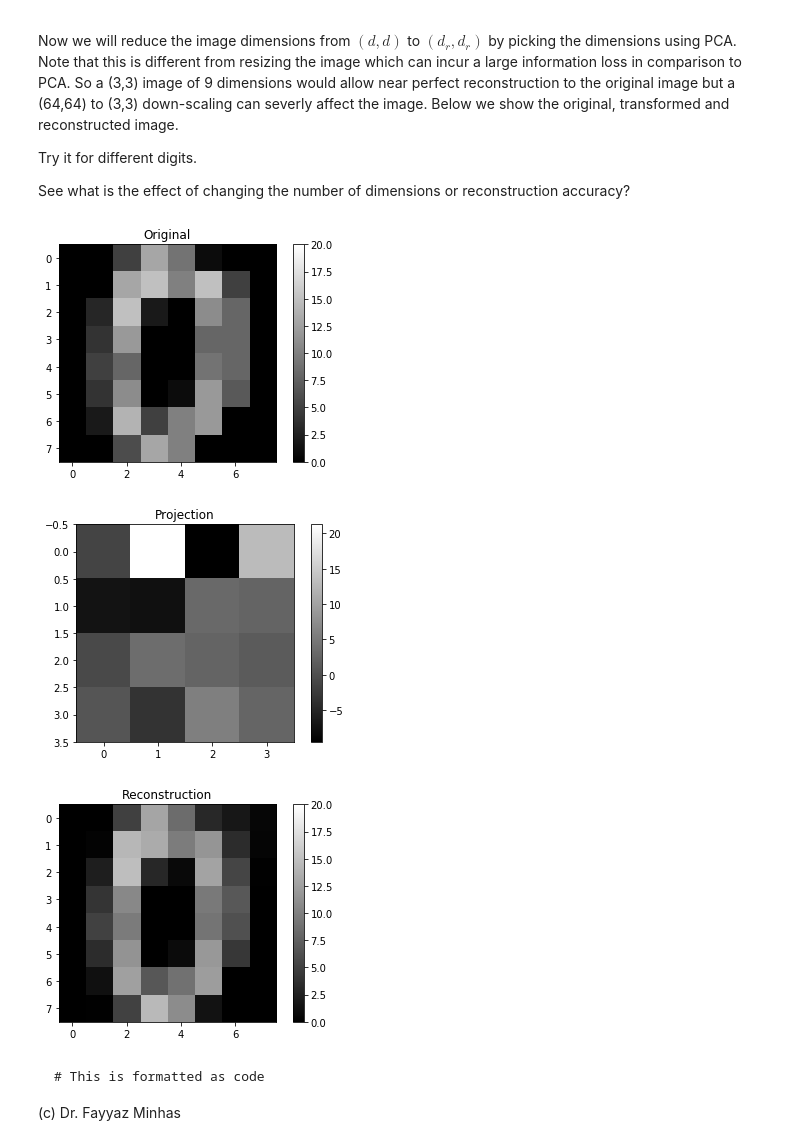
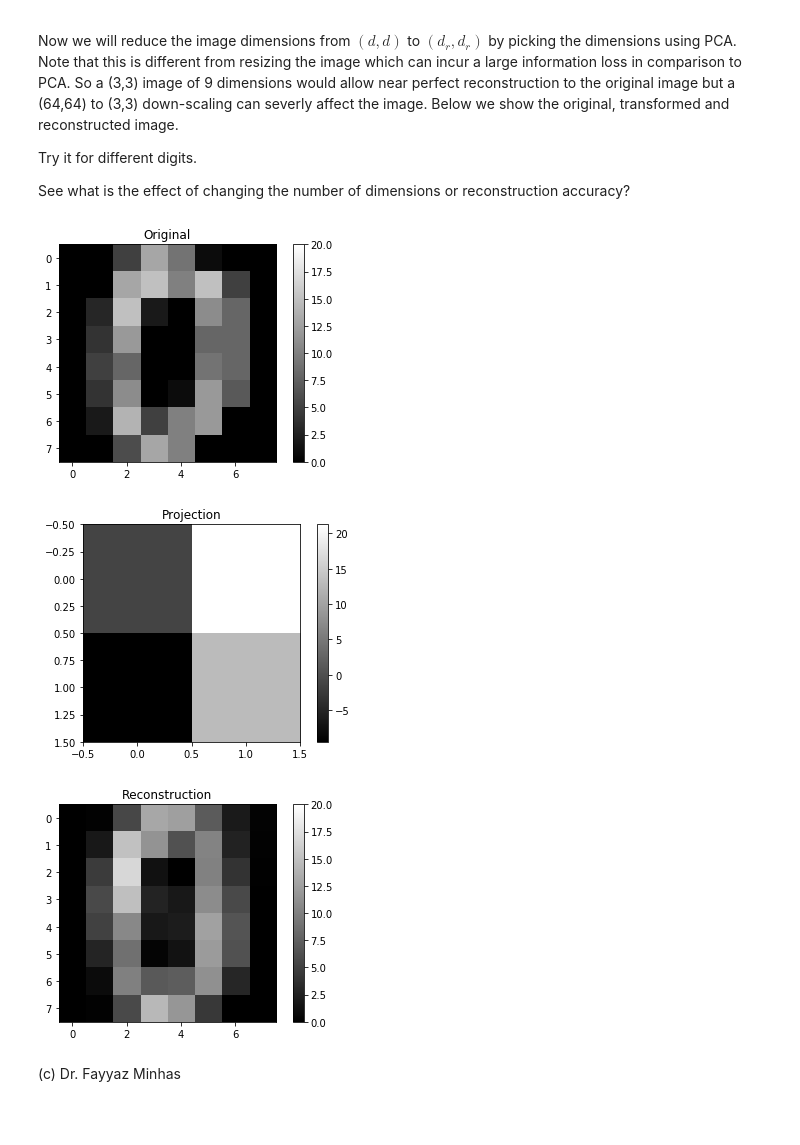
Before and after one commit to foxtrotmike/PCA-Tutorial, a Jupyter notebook: pca.ipynb, the cells around one changed output. Drawn from its saved outputs; the diff is of its cells as text; code cells hidden in the pictures; blank space fills up the shorter version.

````diff
--- a/pca.ipynb
+++ b/pca.ipynb
@@ -444,22 +493,16 @@ Try it for different digits.
 
 See what is the effect of changing the number of dimensions or reconstruction accuracy?
 # %%
-dr = 4
+dr = 2
 pca = PCA(n_components=dr*dr)
 components = pca.fit_transform(digits.data)
 reconstruction = pca.inverse_transform(components)
 plt.imshow(digits.data[0,:].reshape(8,8),cmap='gray',vmin=0,vmax=20); plt.title('Original'); plt.colorbar(); plt.show()
 plt.imshow(components[0,:].reshape(dr,dr),cmap='gray'); plt.title('Projection'); plt.colorbar(); plt.show()
 plt.imshow(reconstruction[0,:].reshape(8,8),cmap='gray',vmin=0,vmax=20); plt.title('Reconstruction'); plt.colorbar(); plt.show()
 # %% [output]
 [figure]
-[figure, old version]
+[figure, new version]
-[figure, old version]
+[figure, new version]
 # %% [markdown]
-
-
-```
-# This is formatted as code
-```
-
 (c) Dr. Fayyaz Minhas
````
Also changed, not shown: parts of 23 cells of this notebook.
